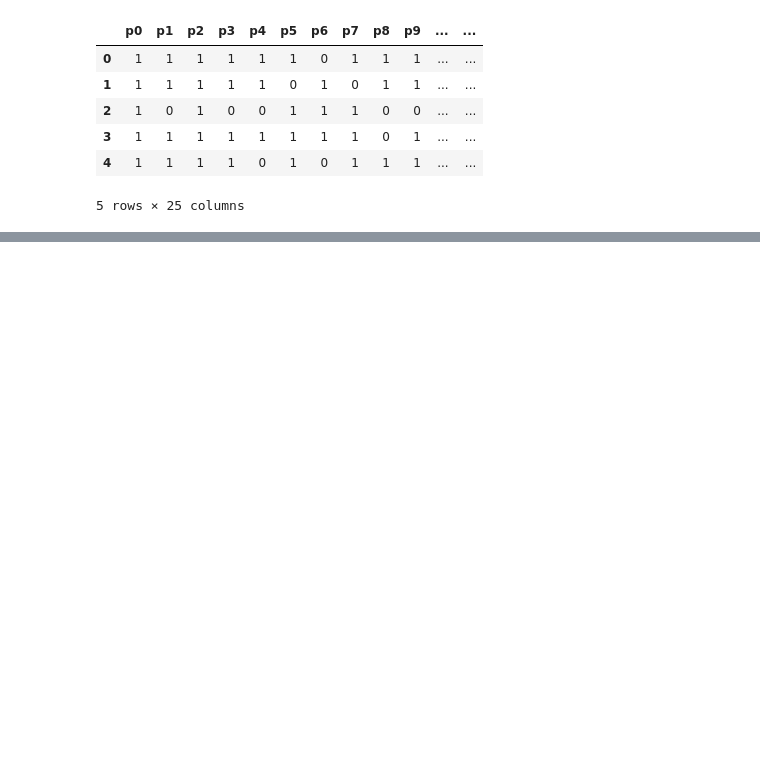
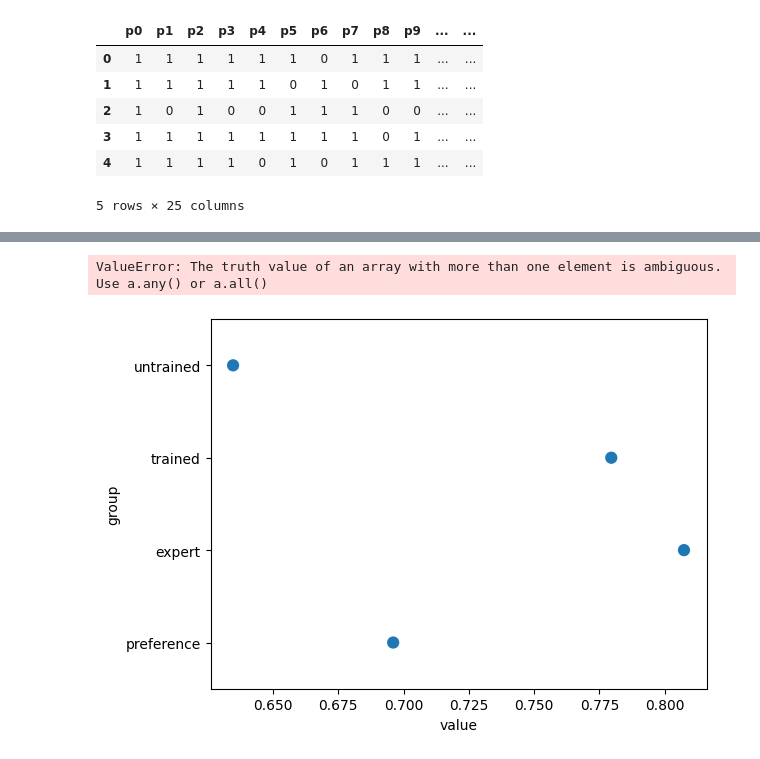
Before and after one commit to JacobLMiller/stress-preference, a Jupyter notebook: preference_analysis.ipynb, the cells around one changed output, grey strips where cells are left out. Drawn from its saved outputs; the diff is of its cells as text; code cells hidden in the pictures; blank space fills up the shorter version.

```diff
--- a/preference_analysis.ipynb
+++ b/preference_analysis.ipynb
@@ -145,0 +301,25 @@ FriedmanchisquareResult(statistic=200.22043948378095, pvalue=9.478837764357417e-
+# %%
+import seaborn as sns
+import pandas as pd
+
+# Example data
+
+# bs = lambda x: bootstrap((x,), np.mean, )
+
+# Interval plot using Seaborn's pointplot
+sns.pointplot(data=data, y="group", x="value", errorbar= lambda x: (0,1), ci=None, capsize=0.2,join=False)
+
+newdata = {
+    'group': list(means.keys()),
+    'mean' : means.values()
+}
+
+newdf = pd.DataFrame(newdata)
+
+sns.barplot(x='mean', y='group', data=newdf, xerr=[0.2,0.5],orient='h')
+# plt.title("Confidence intervals for mean \"accuracy\" ")
+# plt.xlabel("accuracy")
+# plt.show()
+# %% [output]
+ValueError: The truth value of an array with more than one element is ambiguous. Use a.any() or a.all()
+[figure, added]
```
Also changed, not shown: parts of 24 cells of this notebook, 35 other files.
